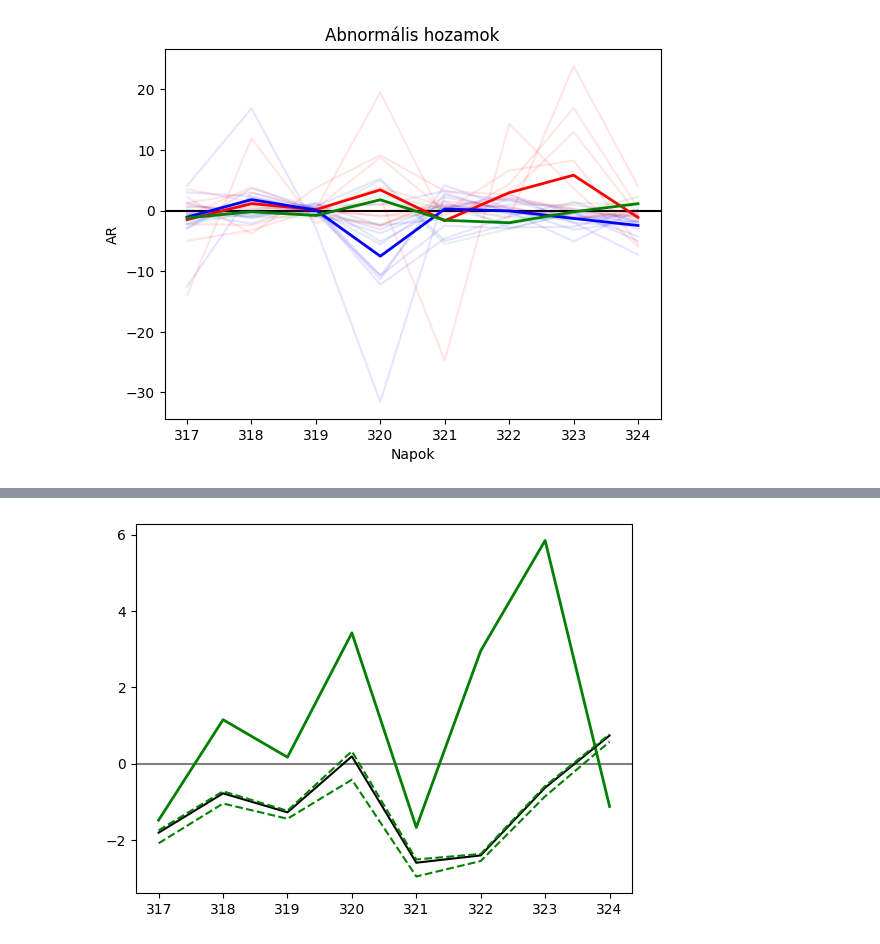
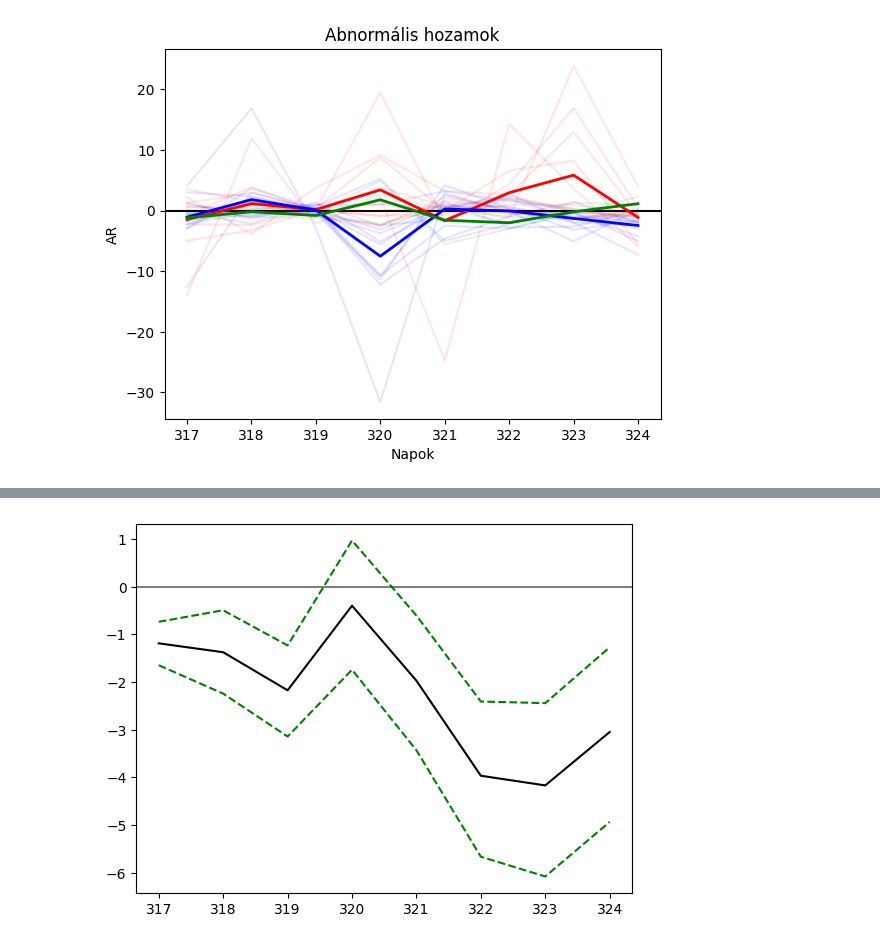
Before and after one commit to orsimarcell/Trump-effect-on-US-stocks, a Jupyter notebook: event_study.ipynb, the cells around one changed output, grey strips where cells are left out. Cells and saved outputs as stored; diff of their text form; code cells hidden in the pictures.

```diff
--- a/event_study.ipynb
+++ b/event_study.ipynb
@@ -186,6 +227,7 @@ plt.show()
 # %%
 # Bootstrap for Harris stocks
-AAR_boot=list()
+AAR_boot_harris=list()
+CAAR_boot_harris=list()
 M=10000
 
 for i in range(M):
@@ -199,10 +241,15 @@ for i in range(M):
         index=Y_event.index,
         columns=stocks_harris
     )
-    AAR_boot.append(list(AR_boot.mean(axis=1)))
+    AAR_boot_harris.append(list(AR_boot.mean(axis=1)))
+    CAAR_boot_harris.append(AR_boot.mean(axis=1).cumsum())
 
-p10=np.percentile(AAR_boot,0.025,axis=0)
-med=np.percentile(AAR_boot,0.5,axis=0)
-p90=np.percentile(AAR_boot,0.975,axis=0)
+p10_harris=np.percentile(AAR_boot_harris,2.5,axis=0)
+med_harris=np.percentile(AAR_boot_harris,50,axis=0)
+p90_harris=np.percentile(AAR_boot_harris,97.5,axis=0)
+
+p10_harris_c=np.percentile(CAAR_boot_harris,2.5,axis=0)
+med_harris_c=np.percentile(CAAR_boot_harris,50,axis=0)
+p90_harris_c=np.percentile(CAAR_boot_harris,97.5,axis=0)
 # %%
 plt.axhline(0,color='gray')
@@ -219,6 +266,7 @@ plt.show()
 # %%
 # Bootstrap for Tech stocks
-AAR_boot=list()
+AAR_boot_tech=list()
+CAAR_boot_tech=list()
 M=10000
 
 for i in range(M):
@@ -232,20 +280,25 @@ for i in range(M):
         index=Y_event.index,
         columns=stocks_tech
     )
-    AAR_boot.append(list(AR_boot.mean(axis=1)))
+    AAR_boot_tech.append(list(AR_boot.mean(axis=1)))
+    CAAR_boot_tech.append(AR_boot.mean(axis=1).cumsum())
 
-p10=np.percentile(AAR_boot,0.025,axis=0)
-med=np.percentile(AAR_boot,0.5,axis=0)
-p90=np.percentile(AAR_boot,0.975,axis=0)
+p10_tech=np.percentile(AAR_boot_tech,2.5,axis=0)
+med_tech=np.percentile(AAR_boot_tech,50,axis=0)
+p90_tech=np.percentile(AAR_boot_tech,97.5,axis=0)
+
+p10_tech_c=np.percentile(CAAR_boot_tech,2.5,axis=0)
+med_tech_c=np.percentile(CAAR_boot_tech,50,axis=0)
+p90_tech_c=np.percentile(CAAR_boot_tech,97.5,axis=0)
 # %%
 plt.axhline(0,color='gray')
-plt.plot(AAR_stocks_trump,color='green',label=col,linewidth=2)
-plt.plot(event_window_idx,p10,color='green',label='p10',linestyle='--')
-plt.plot(event_window_idx,med,color='black',label='med')
-plt.plot(event_window_idx,p90,color='green',label='p90',linestyle='--')
+#plt.plot(AAR_stocks_tech,color='green',label=col,linewidth=2)
+plt.plot(event_window_idx,p10_tech_c,color='green',label='p10',linestyle='--')
+plt.plot(event_window_idx,med_tech_c,color='black',label='med')
+plt.plot(event_window_idx,p90_tech_c,color='green',label='p90',linestyle='--')
 
-plt.savefig('btstrp_tech.svg')
+plt.savefig('btstrp_tech_c.png')
 
 plt.show()
 # %% [output]
-[figure, old version]
+[figure, new version]
```
Also changed, not shown: parts of 8 cells of this notebook, 10 other files.
